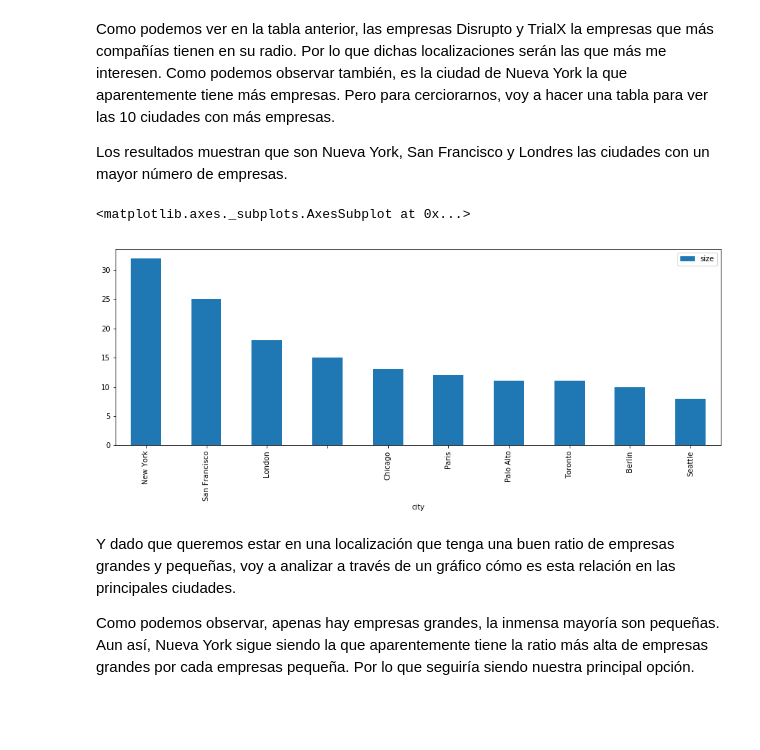
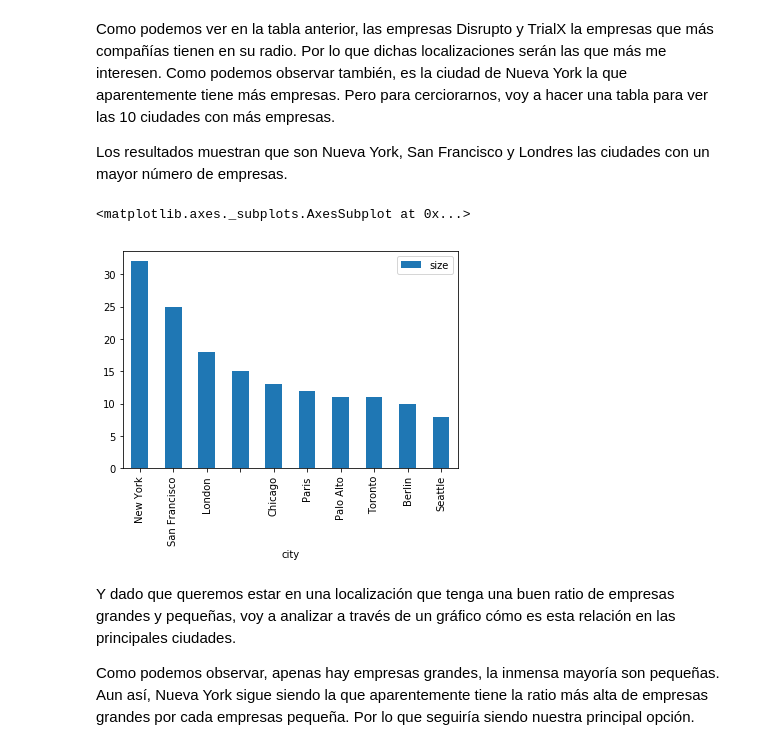
Before and after one commit to alejandroperela/datamad0119, a Jupyter notebook: module-2/tableau-project/your-code/Code.ipynb, the cells around one changed output. Saved outputs shown, nothing was run; the diff lists cells and outputs as text; code cells hidden in the pictures; blank space fills up the shorter version.

```diff
--- a/module-2/tableau-project/your-code/Code.ipynb
+++ b/module-2/tableau-project/your-code/Code.ipynb
@@ -124,10 +125,10 @@ A continuación, y antes de exportar la base de datos limpia, obtengo el número
 
 Muchas de ellas no tienen cuenta de twitter por lo que en la columna de followers aparecerá invalid username, o cero seguidores.
 # %%
-API_KEY = "e6xJatHuL1NzvjCtTywvOldm8"
-API_SECRET = "hYIdAGDp7ZDdC3WWPTBhcM7uC21v5iod72pHcSzm8oAg4yrAdX"
-ACCESS_TOKEN = "385891004-6pXn1iaG8VqhGjc2rkclz7HDsc1bsashd6iAmvVX"
-ACCESS_TOKEN_SECRET = "2yg8WGCd8oVGvl3wu4KxFXPwY3yCO4TN4zN4MLTlagclT"
+API_KEY = "XXXX"
+API_SECRET = "XXXX"
+ACCESS_TOKEN = "XXXX"
+ACCESS_TOKEN_SECRET = "XXXX"
 
 auth = tweepy.OAuthHandler(API_KEY, API_SECRET)
 auth.set_access_token(ACCESS_TOKEN, ACCESS_TOKEN_SECRET)
@@ -240,10 +236,10 @@ Como podemos ver en la tabla anterior, las empresas Disrupto y TrialX la empresa
 
 Los resultados muestran que son Nueva York, San Francisco y Londres las ciudades con un mayor número de empresas.
 # %%
-data_clean.groupby(['city']).agg({'size':'count'}).sort_values(by=["size"], ascending=False).head(10).plot.bar(figsize=(15,5))
+data_clean.groupby(['city']).agg({'size':'count'}).sort_values(by=["size"], ascending=False).head(10).plot.bar()
 # %% [output]
 <matplotlib.axes._subplots.AxesSubplot at 0x...>
-[figure, old version]
+[figure, new version]
 # %% [markdown]
 Y dado que queremos estar en una localización que tenga una buen ratio de empresas grandes y pequeñas, voy a analizar a través de un gráfico cómo es esta relación en las principales ciudades.
 
```
Also changed, not shown: parts of 9 cells of this notebook, 1 other file.
